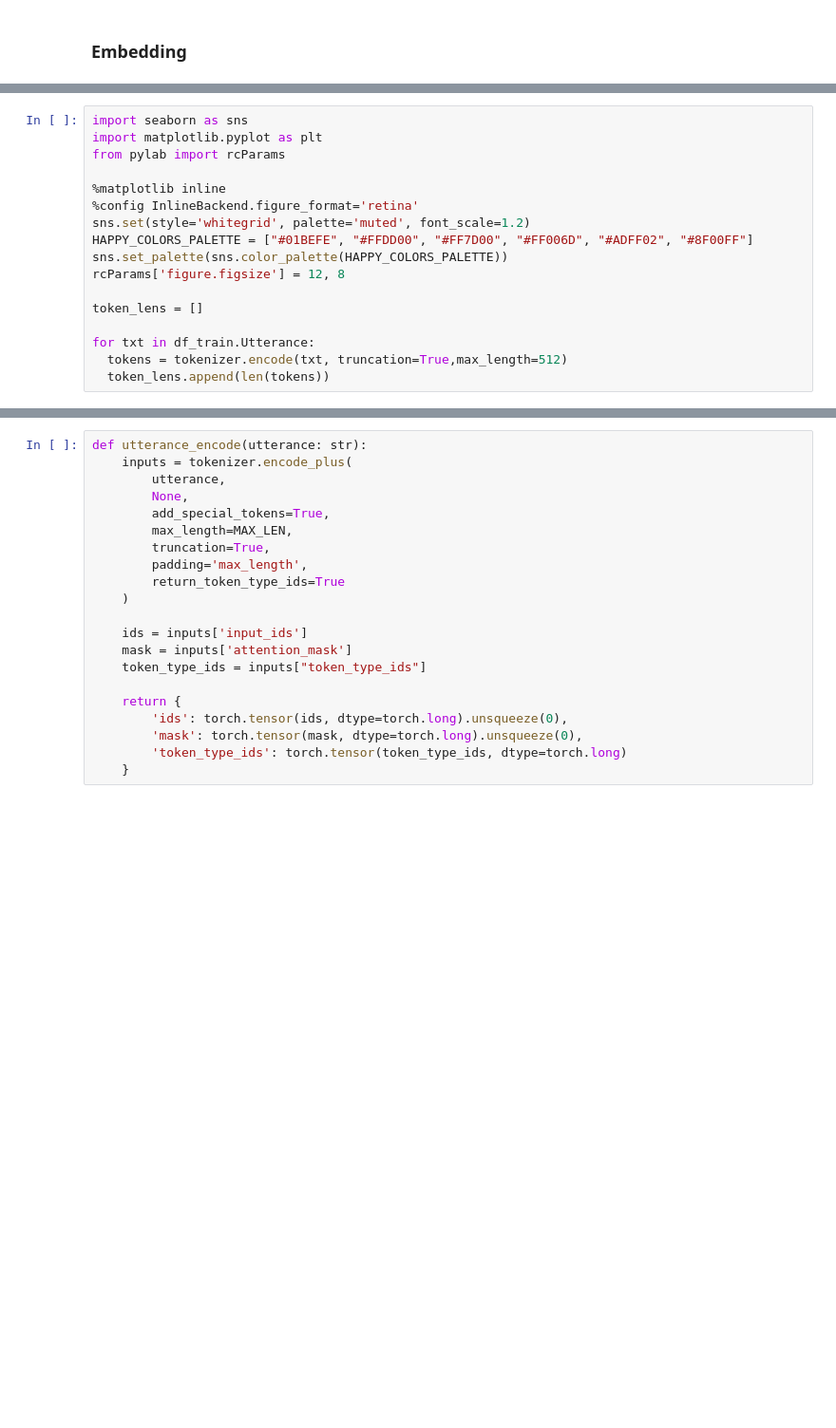
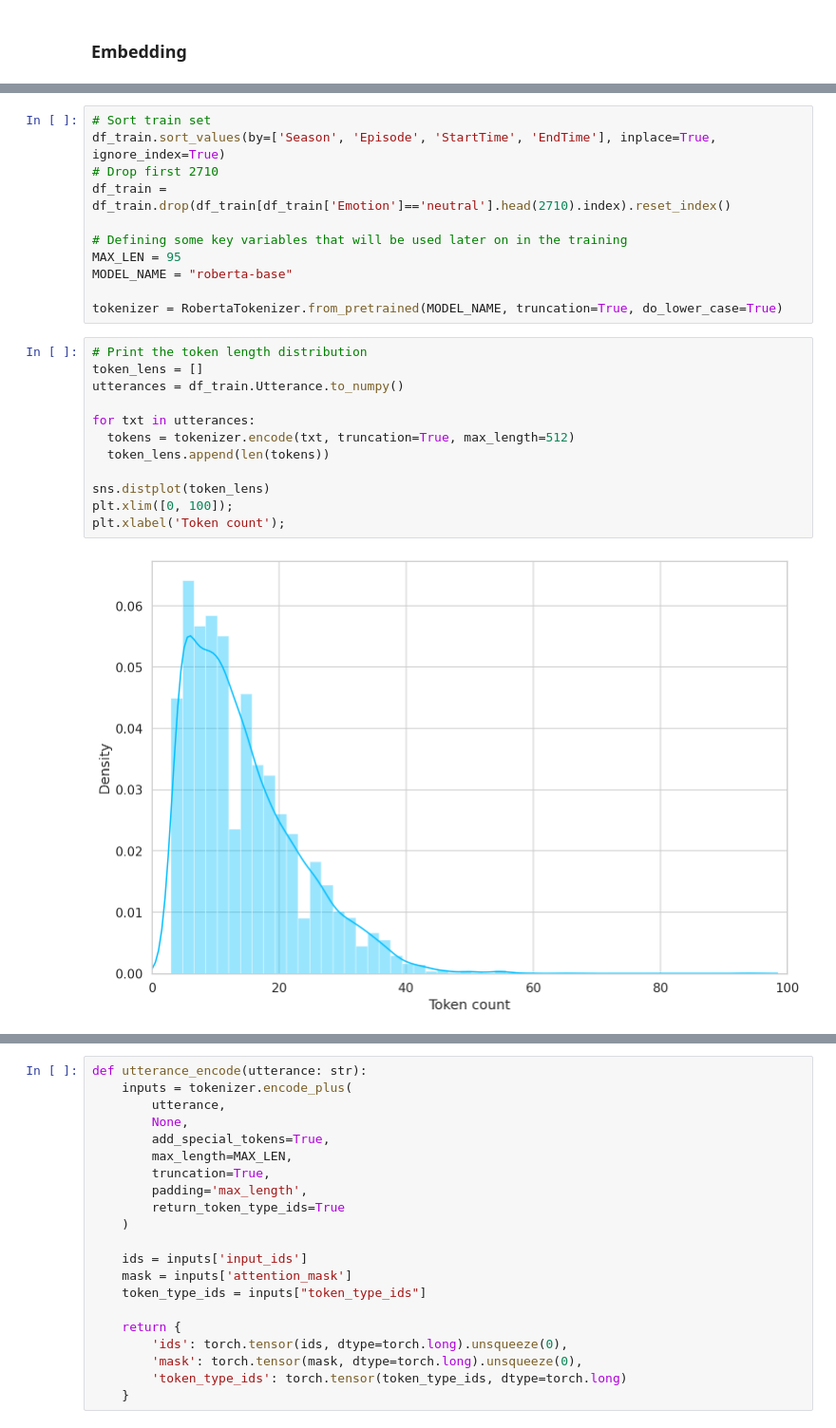
Before and after one commit to tae898/erc, a Jupyter notebook: examples/colab/4.ERC-MELD-colab.ipynb, the cells around one changed output, grey strips where cells are left out. Shown at 95% size. Cells and saved outputs as stored; diff of their text form; blank space fills up the shorter version.

```diff
--- a/examples/colab/4.ERC-MELD-colab.ipynb
+++ b/examples/colab/4.ERC-MELD-colab.ipynb
@@ -462,17 +490,0 @@ I added a graph below to show the token distribution over the training dataset.
-# %%
-import seaborn as sns
-import matplotlib.pyplot as plt
-from pylab import rcParams
-
-%matplotlib inline
-%config InlineBackend.figure_format='retina'
-sns.set(style='whitegrid', palette='muted', font_scale=1.2)
-HAPPY_COLORS_PALETTE = ["#01BEFE", "#FFDD00", "#FF7D00", "#FF006D", "#ADFF02", "#8F00FF"]
-sns.set_palette(sns.color_palette(HAPPY_COLORS_PALETTE))
-rcParams['figure.figsize'] = 12, 8
-
-token_lens = []
-
-for txt in df_train.Utterance:
-  tokens = tokenizer.encode(txt, truncation=True,max_length=512)
-  token_lens.append(len(tokens))
@@ -485,0 +491,25 @@ Text(0.5, 0, 'Token count')
+# %%
+# Sort train set
+df_train.sort_values(by=['Season', 'Episode', 'StartTime', 'EndTime'], inplace=True, ignore_index=True)
+# Drop first 2710
+df_train = df_train.drop(df_train[df_train['Emotion']=='neutral'].head(2710).index).reset_index()
+
+# Defining some key variables that will be used later on in the training
+MAX_LEN = 95
+MODEL_NAME = "roberta-base"
+
+tokenizer = RobertaTokenizer.from_pretrained(MODEL_NAME, truncation=True, do_lower_case=True)
+# %%
+# Print the token length distribution
+token_lens = []
+utterances = df_train.Utterance.to_numpy()
+
+for txt in utterances:
+  tokens = tokenizer.encode(txt, truncation=True, max_length=512)
+  token_lens.append(len(tokens))
+
+sns.distplot(token_lens)
+plt.xlim([0, 100]);
+plt.xlabel('Token count');
+# %% [output]
+[figure, added]
```
Also changed, not shown: parts of 46 cells of this notebook.
